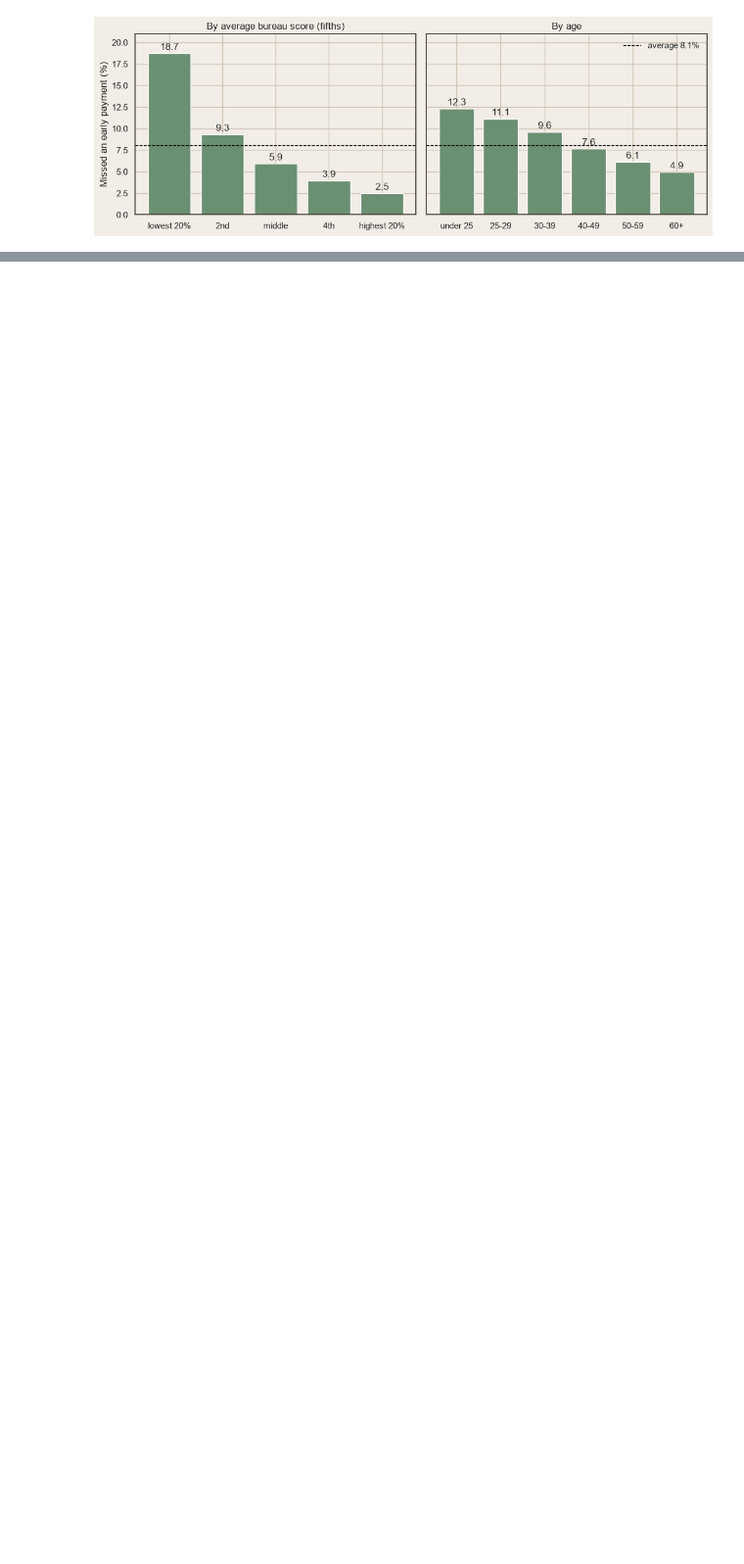
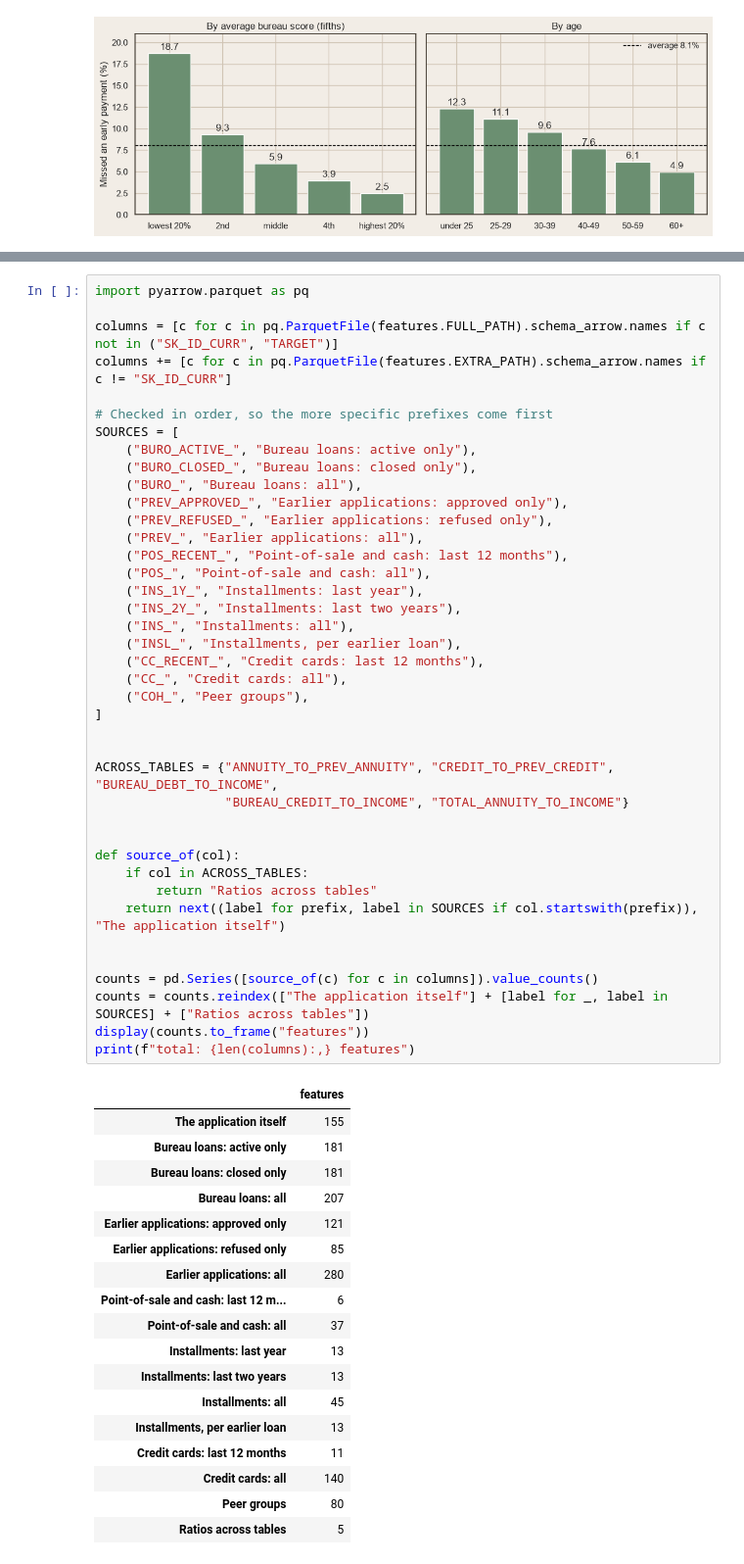
Before and after one commit to samstrc/Honors-Project, a Jupyter notebook: modeling/01_eda.ipynb, the cells around one changed output, grey strips where cells are left out. Shown at 98% size. Saved outputs shown, nothing was run; the diff lists cells and outputs as text; blank space fills up the shorter version.

```diff
--- a/modeling/01_eda.ipynb
+++ b/modeling/01_eda.ipynb
@@ -494,0 +982,59 @@ plt.show()
+# %%
+import pyarrow.parquet as pq
+
+columns = [c for c in pq.ParquetFile(features.FULL_PATH).schema_arrow.names if c not in ("SK_ID_CURR", "TARGET")]
+columns += [c for c in pq.ParquetFile(features.EXTRA_PATH).schema_arrow.names if c != "SK_ID_CURR"]
+
+# Checked in order, so the more specific prefixes come first
+SOURCES = [
+    ("BURO_ACTIVE_", "Bureau loans: active only"),
+    ("BURO_CLOSED_", "Bureau loans: closed only"),
+    ("BURO_", "Bureau loans: all"),
+    ("PREV_APPROVED_", "Earlier applications: approved only"),
+    ("PREV_REFUSED_", "Earlier applications: refused only"),
+    ("PREV_", "Earlier applications: all"),
+    ("POS_RECENT_", "Point-of-sale and cash: last 12 months"),
+    ("POS_", "Point-of-sale and cash: all"),
+    ("INS_1Y_", "Installments: last year"),
+    ("INS_2Y_", "Installments: last two years"),
+    ("INS_", "Installments: all"),
+    ("INSL_", "Installments, per earlier loan"),
+    ("CC_RECENT_", "Credit cards: last 12 months"),
+    ("CC_", "Credit cards: all"),
+    ("COH_", "Peer groups"),
+]
+
+
+ACROSS_TABLES = {"ANNUITY_TO_PREV_ANNUITY", "CREDIT_TO_PREV_CREDIT", "BUREAU_DEBT_TO_INCOME",
+                 "BUREAU_CREDIT_TO_INCOME", "TOTAL_ANNUITY_TO_INCOME"}
+
+
+def source_of(col):
+    if col in ACROSS_TABLES:
+        return "Ratios across tables"
+    return next((label for prefix, label in SOURCES if col.startswith(prefix)), "The application itself")
+
+
+counts = pd.Series([source_of(c) for c in columns]).value_counts()
+counts = counts.reindex(["The application itself"] + [label for _, label in SOURCES] + ["Ratios across tables"])
+display(counts.to_frame("features"))
+print(f"total: {len(columns):,} features")
+# %% [output]
+|  | features |
+| The application itself | 155 |
+| Bureau loans: active only | 181 |
+| Bureau loans: closed only | 181 |
+| Bureau loans: all | 207 |
+| Earlier applications: approved only | 121 |
+| Earlier applications: refused only | 85 |
+| Earlier applications: all | 280 |
+| Point-of-sale and cash: last 12 m... | 6 |
+| Point-of-sale and cash: all | 37 |
+| Installments: last year | 13 |
+| Installments: last two years | 13 |
+| Installments: all | 45 |
+| Installments, per earlier loan | 13 |
+| Credit cards: last 12 months | 11 |
+| Credit cards: all | 140 |
+| Peer groups | 80 |
+| Ratios across tables | 5 |
```
Also changed, not shown: parts of 28 cells of this notebook, 9 other files.
